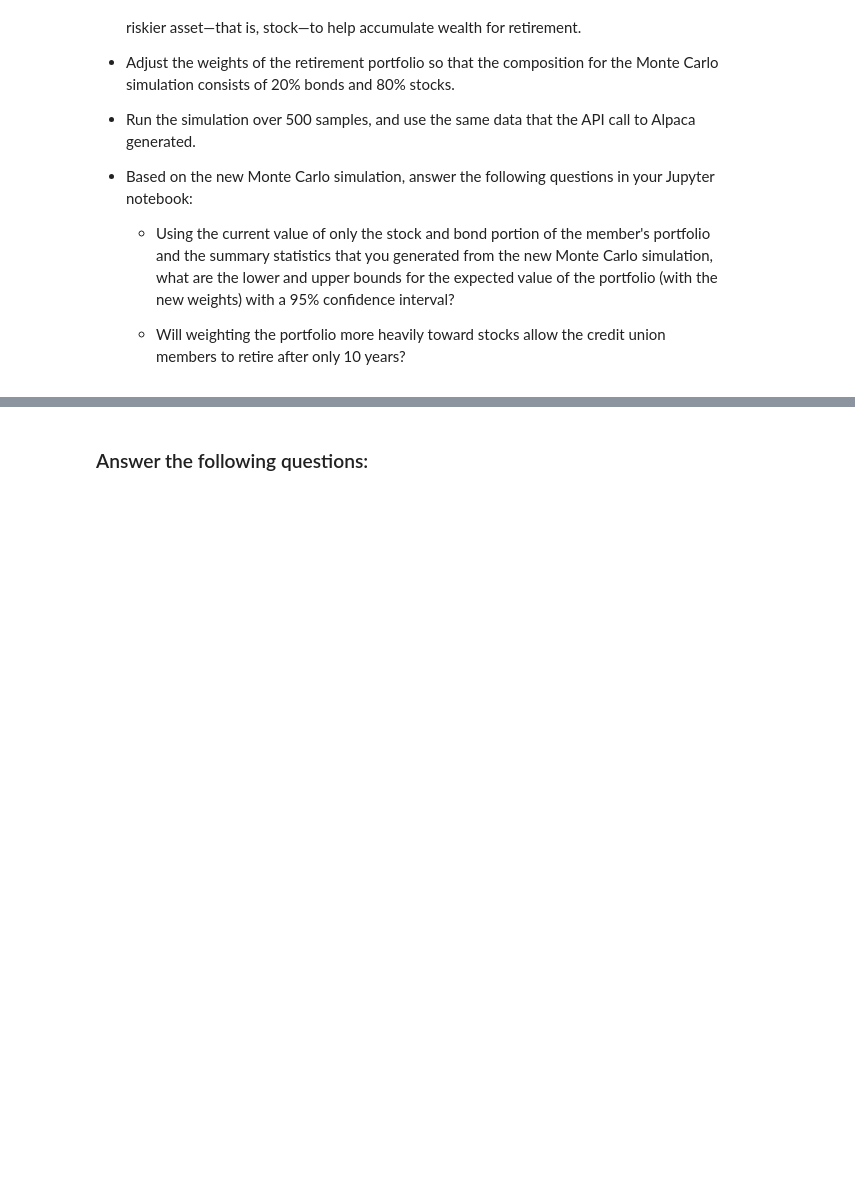
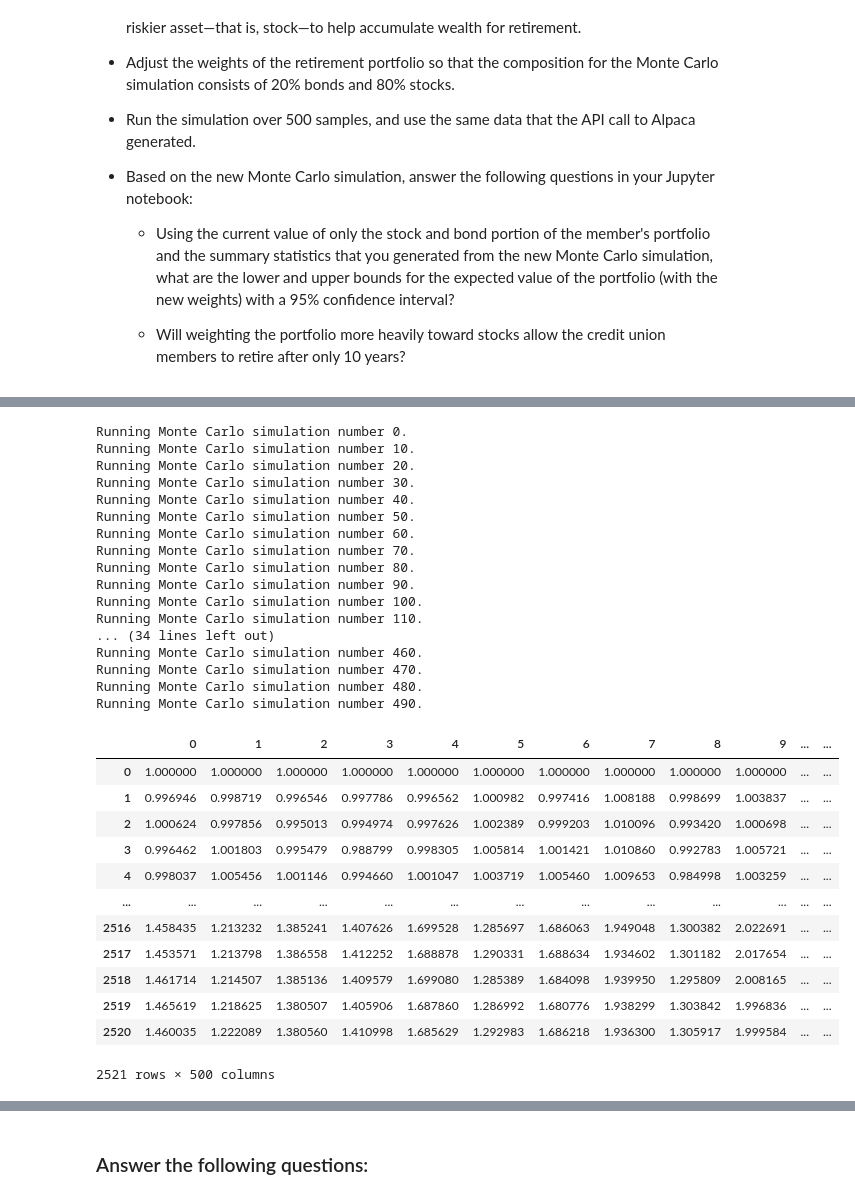
Before and after one commit to ccroft6/Financial_Planning_Tools, a Jupyter notebook: financial_planning_tools.ipynb, the cells around one changed output, grey strips where cells are left out. Saved outputs shown, nothing was run; the diff lists cells and outputs as text; code cells hidden in the pictures; blank space fills up the shorter version.

Commit message:
Completed Monte Carlo sim for 10 yrs comparison

```diff
--- a/financial_planning_tools.ipynb
+++ b/financial_planning_tools.ipynb
@@ -601,6 +620,37 @@ For this new Monte Carlo simulation, do the following:
 # %%
 # Run the Monte Carlo simulation to forecast 10 years cumulative returns
-# YOUR CODE HERE
+MC_10_year_sim.calc_cumulative_return()
+# %% [output]
+Running Monte Carlo simulation number 0.
+Running Monte Carlo simulation number 10.
+Running Monte Carlo simulation number 20.
+Running Monte Carlo simulation number 30.
+Running Monte Carlo simulation number 40.
+Running Monte Carlo simulation number 50.
+Running Monte Carlo simulation number 60.
+Running Monte Carlo simulation number 70.
+Running Monte Carlo simulation number 80.
+Running Monte Carlo simulation number 90.
+Running Monte Carlo simulation number 100.
+Running Monte Carlo simulation number 110.
+... (34 lines left out)
+Running Monte Carlo simulation number 460.
+Running Monte Carlo simulation number 470.
+Running Monte Carlo simulation number 480.
+Running Monte Carlo simulation number 490.
+|  | 0 | 1 | 2 | 3 | 4 | 5 | 6 | 7 | 8 | 9 | ... | ... |
+| 0 | 1.000000 | 1.000000 | 1.000000 | 1.000000 | 1.000000 | 1.000000 | 1.000000 | 1.000000 | 1.000000 | 1.000000 | ... | ... |
+| 1 | 0.996946 | 0.998719 | 0.996546 | 0.997786 | 0.996562 | 1.000982 | 0.997416 | 1.008188 | 0.998699 | 1.003837 | ... | ... |
+| 2 | 1.000624 | 0.997856 | 0.995013 | 0.994974 | 0.997626 | 1.002389 | 0.999203 | 1.010096 | 0.993420 | 1.000698 | ... | ... |
+| 3 | 0.996462 | 1.001803 | 0.995479 | 0.988799 | 0.998305 | 1.005814 | 1.001421 | 1.010860 | 0.992783 | 1.005721 | ... | ... |
+| 4 | 0.998037 | 1.005456 | 1.001146 | 0.994660 | 1.001047 | 1.003719 | 1.005460 | 1.009653 | 0.984998 | 1.003259 | ... | ... |
+| ... | ... | ... | ... | ... | ... | ... | ... | ... | ... | ... | ... | ... |
+| 2516 | 1.458435 | 1.213232 | 1.385241 | 1.407626 | 1.699528 | 1.285697 | 1.686063 | 1.949048 | 1.300382 | 2.022691 | ... | ... |
+| 2517 | 1.453571 | 1.213798 | 1.386558 | 1.412252 | 1.688878 | 1.290331 | 1.688634 | 1.934602 | 1.301182 | 2.017654 | ... | ... |
+| 2518 | 1.461714 | 1.214507 | 1.385136 | 1.409579 | 1.699080 | 1.285389 | 1.684098 | 1.939950 | 1.295809 | 2.008165 | ... | ... |
+| 2519 | 1.465619 | 1.218625 | 1.380507 | 1.405906 | 1.687860 | 1.286992 | 1.680776 | 1.938299 | 1.303842 | 1.996836 | ... | ... |
+| 2520 | 1.460035 | 1.222089 | 1.380560 | 1.410998 | 1.685629 | 1.292983 | 1.686218 | 1.936300 | 1.305917 | 1.999584 | ... | ... |
+2521 rows × 500 columns
 # %%
 # Visualize the 10-year Monte Carlo simulation by creating an
 # overlay line plot
```
Also changed, not shown: parts of 26 cells of this notebook.
